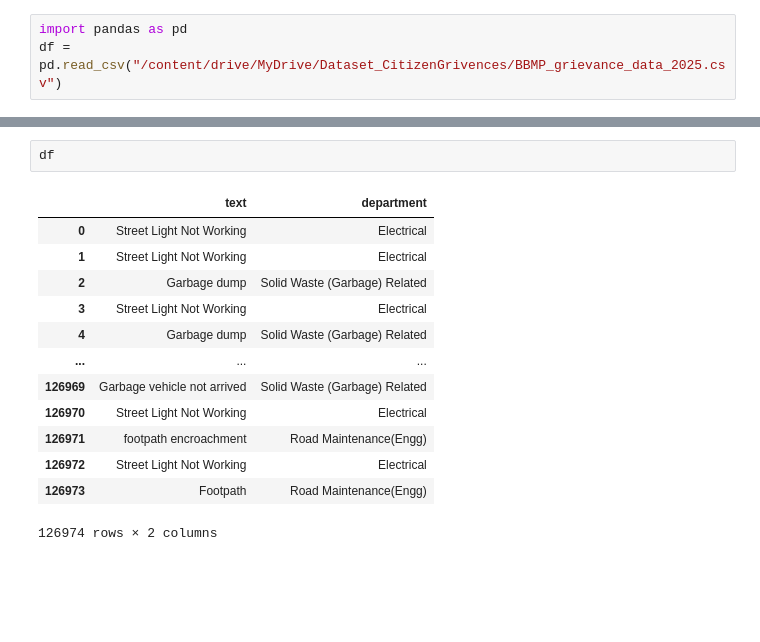
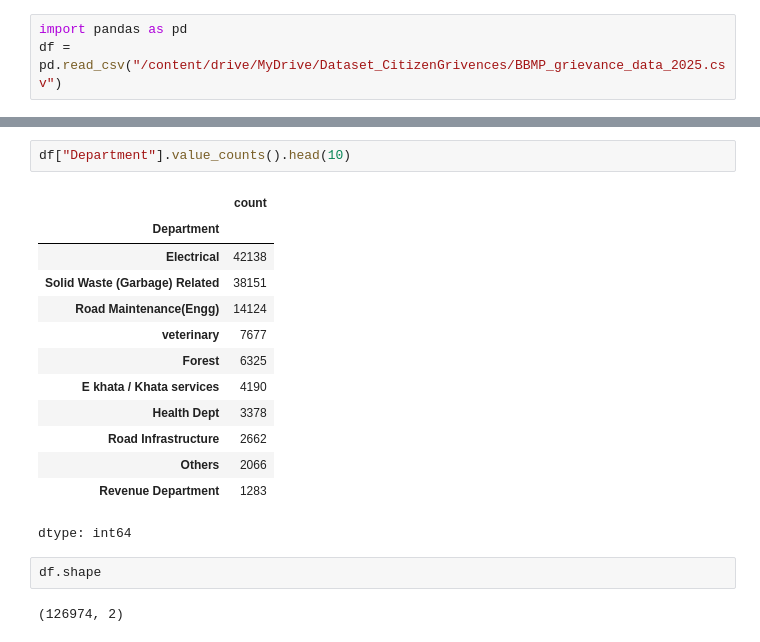
Before and after one commit to utkh-gt/grievance-nlp-system, a Jupyter notebook: notebooks/week1_eda.ipynb, the cells around one changed output, grey strips where cells are left out. Cells and saved outputs as stored; diff of their text form; blank space fills up the shorter version.

```diff
--- a/notebooks/week1_eda.ipynb
+++ b/notebooks/week1_eda.ipynb
@@ -21,16 +22,20 @@ df.head()
+# %%
+df["Department"].value_counts().head(10)
+# %% [output]
+|  | count |
+| Department |  |
+| Electrical | 42138 |
+| Solid Waste (Garbage) Related | 38151 |
+| Road Maintenance(Engg) | 14124 |
+| veterinary | 7677 |
+| Forest | 6325 |
+| E khata / Khata services | 4190 |
+| Health Dept | 3378 |
+| Road Infrastructure | 2662 |
+| Others | 2066 |
+| Revenue Department | 1283 |
+dtype: int64
 # %%
-df
+df.shape
 # %% [output]
-|  | text | department |
-| 0 | Street Light Not Working | Electrical |
-| 1 | Street Light Not Working | Electrical |
-| 2 | Garbage dump | Solid Waste (Garbage) Related |
-| 3 | Street Light Not Working | Electrical |
-| 4 | Garbage dump | Solid Waste (Garbage) Related |
-| ... | ... | ... |
-| 126969 | Garbage vehicle not arrived | Solid Waste (Garbage) Related |
-| 126970 | Street Light Not Working | Electrical |
-| 126971 | footpath encroachment | Road Maintenance(Engg) |
-| 126972 | Street Light Not Working | Electrical |
-| 126973 | Footpath | Road Maintenance(Engg) |
-126974 rows × 2 columns
+(126974, 2)
```
Also changed, not shown: parts of 15 cells of this notebook, 3 other files.
